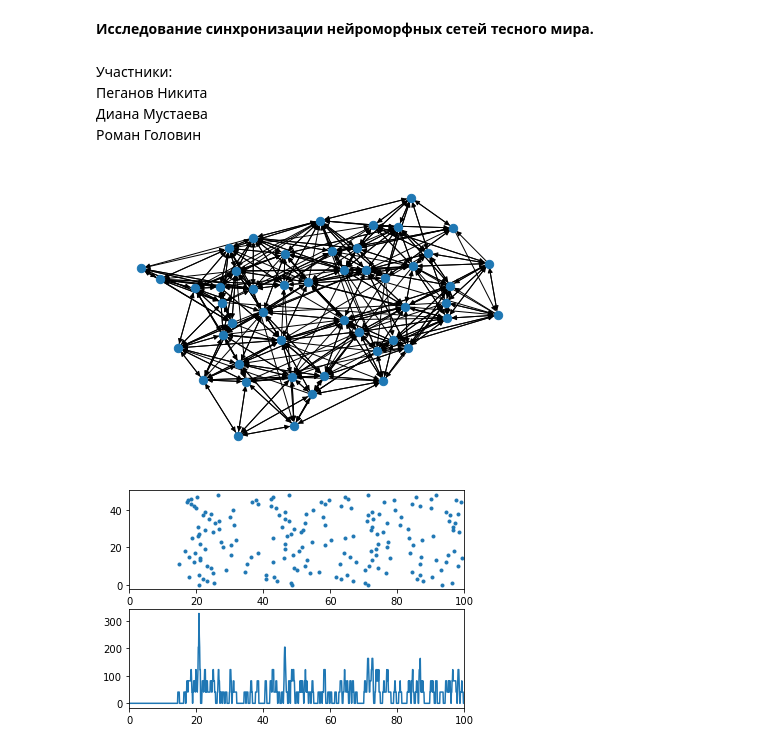
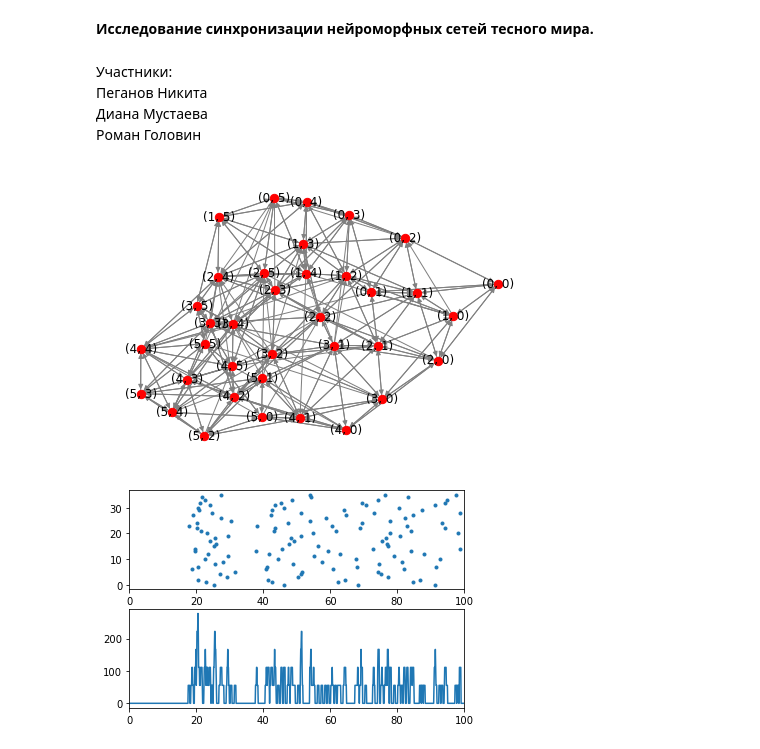
Before and after one commit to NikPeg/SmallWorldSynchronization, a Jupyter notebook: Синхронизация.ipynb, the cells around one changed output. Drawn from its saved outputs; the diff is of its cells as text; code cells hidden in the pictures.

Commit message:
Add nodes labeling

```diff
--- a/Синхронизация.ipynb
+++ b/Синхронизация.ipynb
@@ -1,25 +1,26 @@
-# %% [markdown]
-<b>Исследование синхронизации нейроморфных сетей тесного мира.</b>
-# %% [markdown]
-Участники:\
-    Пеганов Никита\
-    Диана Мустаева\
-    Роман Головин
+# %% [markdown]
+<b>Исследование синхронизации нейроморфных сетей тесного мира.</b>
+# %% [markdown]
+Участники:\
+    Пеганов Никита\
+    Диана Мустаева\
+    Роман Головин
 # %%
 %matplotlib inline
 import networkx as nx
 import matplotlib.pyplot as plt
 # %%
-side = 7
+side = 6
 sw = nx.navigable_small_world_graph(side, p=2, q=5)
 options = {
-#     'node_color': 'black',
+    'node_color': 'red',
+    'edge_color': 'gray',
     'node_size': 70,
     'width': 1,
 }
-nx.draw(sw, **options)
+nx.draw(sw, with_labels=True, **options)
 # %% [output]
-[figure, old version]
+[figure, new version]
 # %%
 def vertex_num(vertex):
     return vertex[0] * 6 + vertex[1]
@@ -74,7 +75,7 @@ xlim(0, duration/ms)
 
 show()
 # %% [output]
-[figure, old version]
+[figure, new version]
 # %%
 def delete_neuron(number):
     for i in list(syn.i):
```
Also changed, not shown: parts of 5 cells of this notebook.
